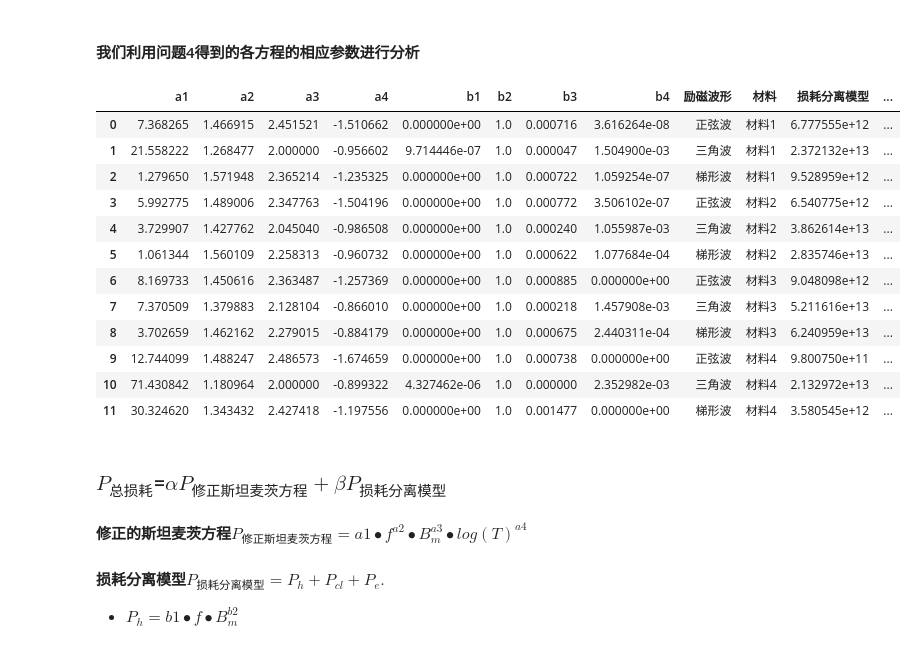
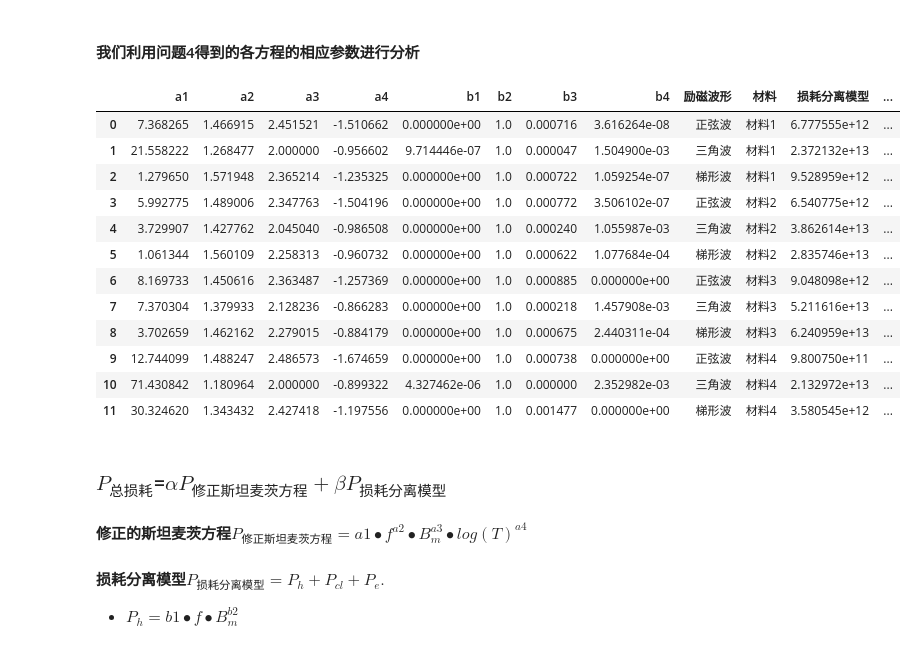
Before and after one commit to Tereaslle/2024-CPGMCM, a Jupyter notebook: C-5/问题5_最终版.ipynb, the cells around one changed output. Cells and saved outputs as stored; diff of their text form; code cells hidden in the pictures.

```diff
--- a/C-5/问题5_最终版.ipynb
+++ b/C-5/问题5_最终版.ipynb
@@ -6,18 +6,18 @@
 #### 我们利用问题4得到的各方程的相应参数进行分析
 # %%
 import pandas as pd
-df = pd.read_excel('问题4\\不同材料不同波形的损耗分离模型和修正方程模型拟合结果.xlsx')
+df = pd.read_excel('../C-4/不同材料不同波形的损耗分离模型和修正方程模型拟合结果.xlsx')
 df
 # %% [output]
 |  | a1 | a2 | a3 | a4 | b1 | b2 | b3 | b4 | 励磁波形 | 材料 | 损耗分离模型 | ... |
 | 0 | 7.368265 | 1.466915 | 2.451521 | -1.510662 | 0.000000e+00 | 1.0 | 0.000716 | 3.616264e-08 | 正弦波 | 材料1 | 6.777555e+12 | ... |
 | 1 | 21.558222 | 1.268477 | 2.000000 | -0.956602 | 9.714446e-07 | 1.0 | 0.000047 | 1.504900e-03 | 三角波 | 材料1 | 2.372132e+13 | ... |
 | 2 | 1.279650 | 1.571948 | 2.365214 | -1.235325 | 0.000000e+00 | 1.0 | 0.000722 | 1.059254e-07 | 梯形波 | 材料1 | 9.528959e+12 | ... |
 | 3 | 5.992775 | 1.489006 | 2.347763 | -1.504196 | 0.000000e+00 | 1.0 | 0.000772 | 3.506102e-07 | 正弦波 | 材料2 | 6.540775e+12 | ... |
 | 4 | 3.729907 | 1.427762 | 2.045040 | -0.986508 | 0.000000e+00 | 1.0 | 0.000240 | 1.055987e-03 | 三角波 | 材料2 | 3.862614e+13 | ... |
 | 5 | 1.061344 | 1.560109 | 2.258313 | -0.960732 | 0.000000e+00 | 1.0 | 0.000622 | 1.077684e-04 | 梯形波 | 材料2 | 2.835746e+13 | ... |
 | 6 | 8.169733 | 1.450616 | 2.363487 | -1.257369 | 0.000000e+00 | 1.0 | 0.000885 | 0.000000e+00 | 正弦波 | 材料3 | 9.048098e+12 | ... |
-| 7 | 7.370509 | 1.379883 | 2.128104 | -0.866010 | 0.000000e+00 | 1.0 | 0.000218 | 1.457908e-03 | 三角波 | 材料3 | 5.211616e+13 | ... |
+| 7 | 7.370304 | 1.379933 | 2.128236 | -0.866283 | 0.000000e+00 | 1.0 | 0.000218 | 1.457908e-03 | 三角波 | 材料3 | 5.211616e+13 | ... |
 | 8 | 3.702659 | 1.462162 | 2.279015 | -0.884179 | 0.000000e+00 | 1.0 | 0.000675 | 2.440311e-04 | 梯形波 | 材料3 | 6.240959e+13 | ... |
 | 9 | 12.744099 | 1.488247 | 2.486573 | -1.674659 | 0.000000e+00 | 1.0 | 0.000738 | 0.000000e+00 | 正弦波 | 材料4 | 9.800750e+11 | ... |
 | 10 | 71.430842 | 1.180964 | 2.000000 | -0.899322 | 4.327462e-06 | 1.0 | 0.000000 | 2.352982e-03 | 三角波 | 材料4 | 2.132972e+13 | ... |
```
Also changed, not shown: parts of 1 cell of this notebook, 6 other files.
